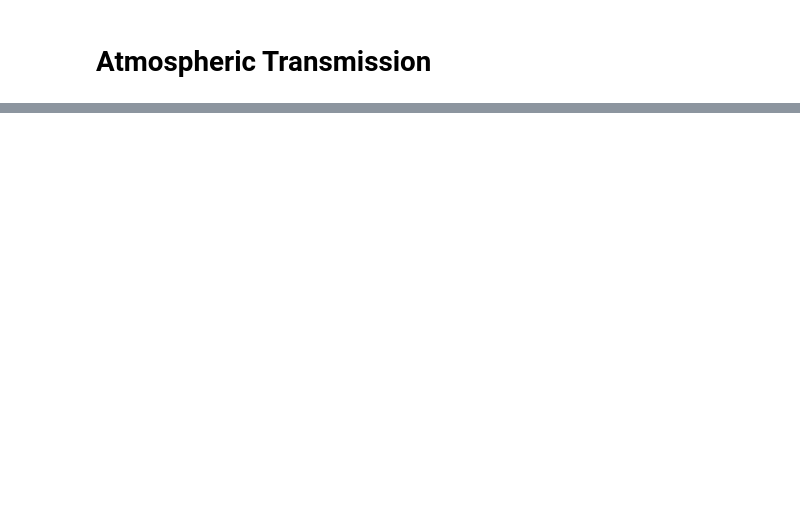
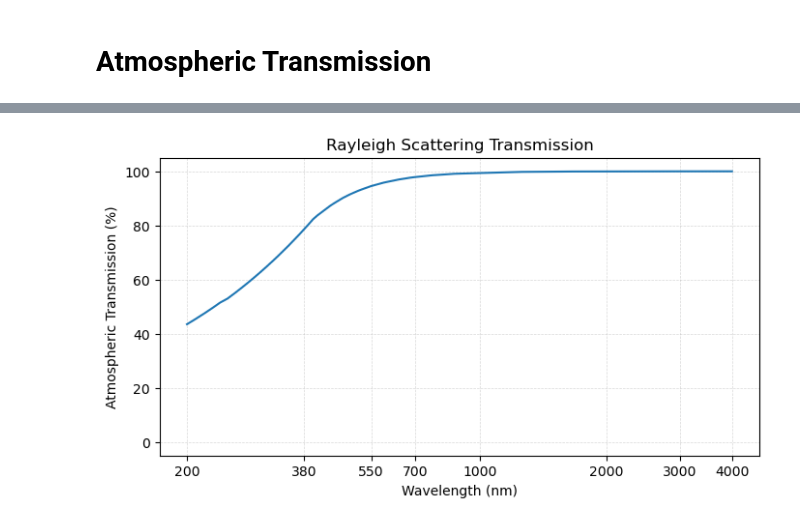
Before and after one commit to ProfMikeWood/ocean_remote_sensing_book, a Jupyter notebook: _build/jupyter_execute/fundamentals/atmospheric_transmission.ipynb, the cells around one changed output, grey strips where cells are left out. Drawn from its saved outputs; the diff is of its cells as text; code cells hidden in the pictures; blank space fills up the shorter version.

```diff
--- a/_build/jupyter_execute/fundamentals/atmospheric_transmission.ipynb
+++ b/_build/jupyter_execute/fundamentals/atmospheric_transmission.ipynb
@@ -47,0 +79,5 @@ As we can see, there are various parts of the electromagnetic spectrum in which
+# %%
+plot_transmission_figure(wavelengths, rayleigh,
+                         title = 'Rayleigh Scattering Transmission')
+# %% [output]
+[figure, added]
```
Also changed, not shown: parts of 23 cells of this notebook, 22 other files.
